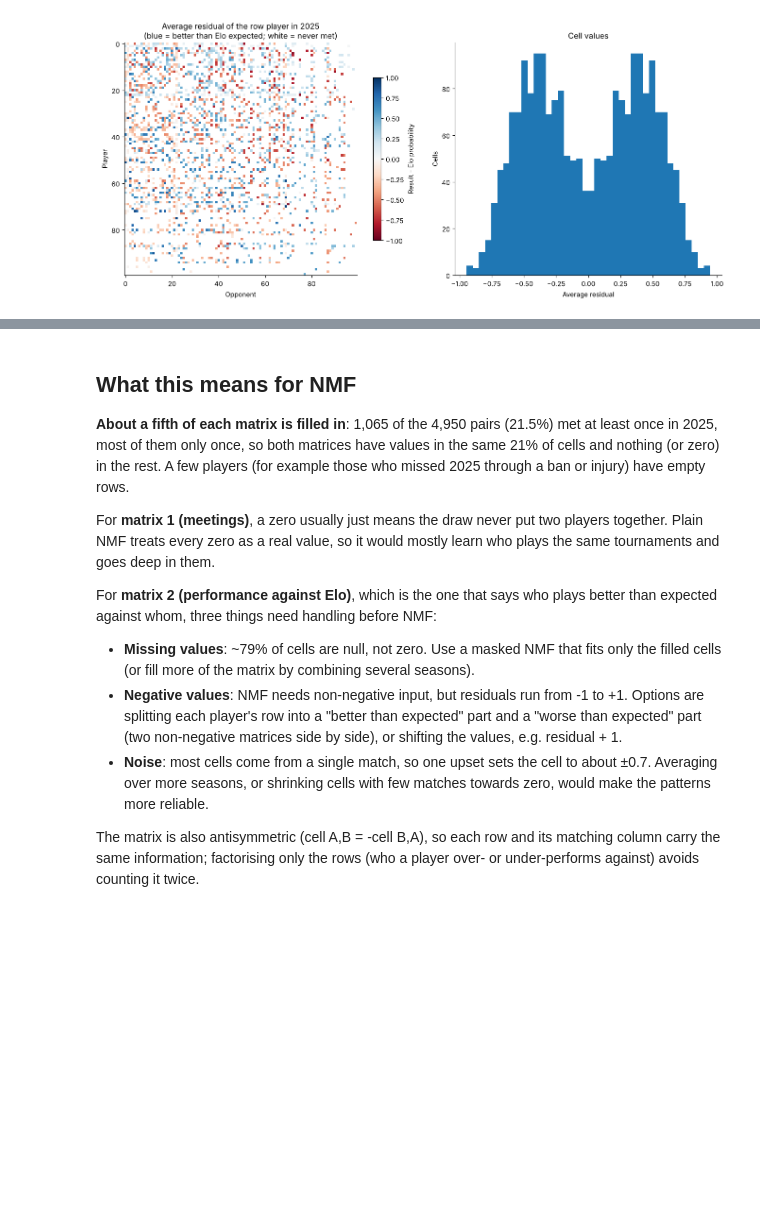
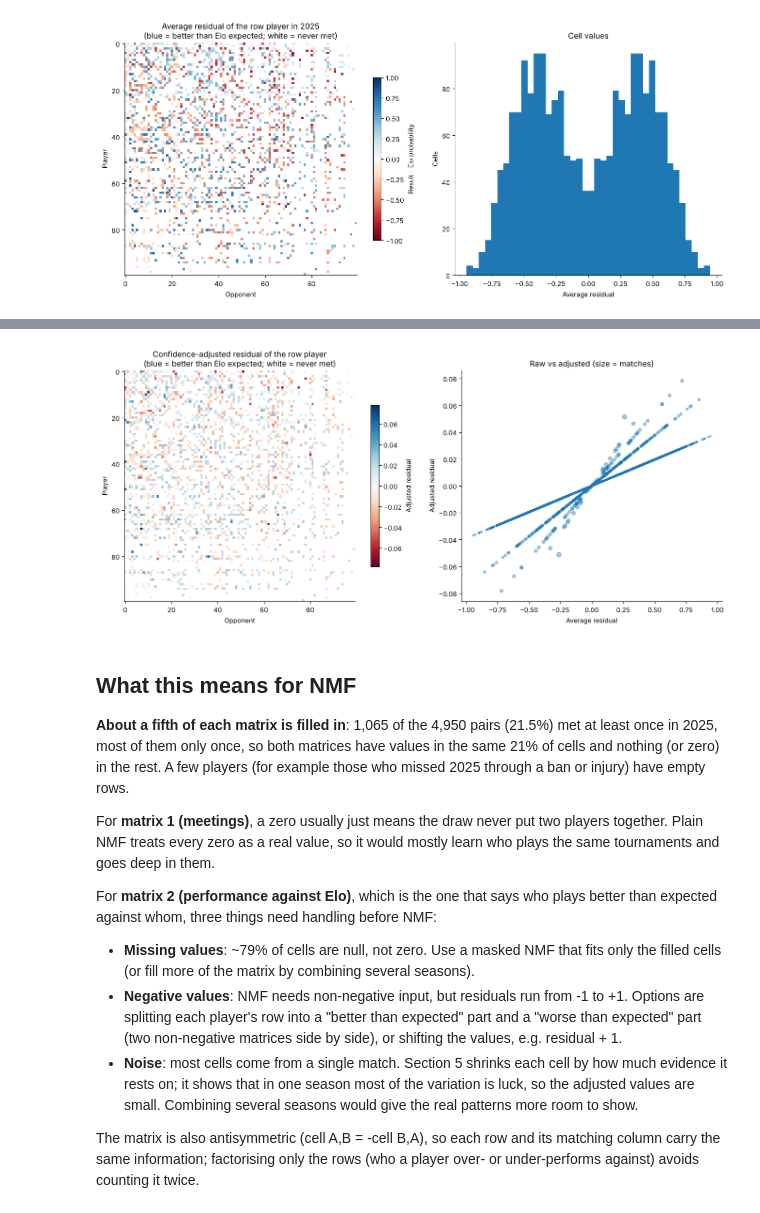
Before and after one commit to noahgoalen/git-practice, a Jupyter notebook: tennis-segmentation/nmf.ipynb, the cells around one changed output, grey strips where cells are left out. Cells and saved outputs as stored; diff of their text form; code cells hidden in the pictures; blank space fills up the shorter version.

```diff
--- a/tennis-segmentation/nmf.ipynb
+++ b/tennis-segmentation/nmf.ipynb
@@ -280,0 +309,27 @@ plt.tight_layout()
+# %%
+match_luck = (pair_matches["elo_p"] * (1 - pair_matches["elo_p"])).mean()
+cells = residuals.groupby(["player", "opponent"])["residual"] \
+    .agg(["mean", "size"]).rename(columns={"size": "n"})
+cells["luck_variance"] = match_luck / cells["n"]
+print(f"Luck in one match (average p(1-p)): {match_luck:.3f}")
+
+tau2 = max(cells["mean"].var() - cells["luck_variance"].mean(), 1e-6)
+cells["weight"] = tau2 / (tau2 + cells["luck_variance"])
+cells["adjusted"] = cells["mean"] * cells["weight"]
+print(f"Variance of the cell averages:      {cells['mean'].var():.4f}")
+print(f"  of which luck alone would give:    "
+      f"{cells['luck_variance'].mean():.4f}")
+print(f"  real head-to-head variation (tau2): {tau2:.4f} "
+      f"(about +/-{np.sqrt(tau2):.2f} per match)")
+print(f"Equivalent to shrinking every pair towards 0 with about "
+      f"{match_luck / tau2:.0f} matches of prior evidence\n")
+print("Share of the average kept, by number of meetings:")
+print(cells.groupby("n")["weight"].mean().round(3).to_frame("kept").T
+      .to_string())
+
+adjusted_matrix = (cells["adjusted"].unstack()
+                   .reindex(index=players, columns=players))
+adjusted = adjusted_matrix.to_numpy()
+print(f"\nStill antisymmetric: "
+      f"{np.allclose(adjusted[filled], -adjusted.T[filled])}; "
+      f"same null cells: {(np.isfinite(adjusted) == filled).all()}")
@@ -281,3 +380,22 @@ plt.tight_layout()
+# %%
+fig, axes = plt.subplots(1, 2, figsize=(14, 6),
+                         gridspec_kw={"width_ratios": [1.2, 1]})
+limit = np.nanmax(np.abs(adjusted))
+im = axes[0].imshow(adjusted_matrix, cmap="RdBu", vmin=-limit, vmax=limit,
+                    interpolation="nearest")
+axes[0].set_title("Confidence-adjusted residual of the row player\n"
+                  "(blue = better than Elo expected; white = never met)")
+axes[0].set_xlabel("Opponent")
+axes[0].set_ylabel("Player")
+fig.colorbar(im, ax=axes[0], shrink=0.7, label="Adjusted residual")
+axes[1].scatter(cells["mean"], cells["adjusted"], s=cells["n"] * 8,
+                alpha=0.4)
+axes[1].set_title("Raw vs adjusted (size = matches)")
+axes[1].set_xlabel("Average residual")
+axes[1].set_ylabel("Adjusted residual")
+plt.tight_layout()
+# %% [output]
+[figure, added]
 # %% [markdown]
 ## What this means for NMF
 
@@ -302,9 +420,10 @@ NMF:
   -1 to +1. Options are splitting each player's row into a "better than
   expected" part and a "worse than expected" part (two non-negative
   matrices side by side), or shifting the values, e.g. residual + 1.
-- **Noise**: most cells come from a single match, so one upset sets the
-  cell to about ±0.7. Averaging over more seasons, or shrinking cells with
-  few matches towards zero, would make the patterns more reliable.
+- **Noise**: most cells come from a single match. Section 5 shrinks each
+  cell by how much evidence it rests on; it shows that in one season most
+  of the variation is luck, so the adjusted values are small. Combining
+  several seasons would give the real patterns more room to show.
 
 The matrix is also antisymmetric (cell A,B = -cell B,A), so each row and its
 matching column carry the same information; factorising only the rows (who
```
Also changed, not shown: parts of 5 cells of this notebook.
